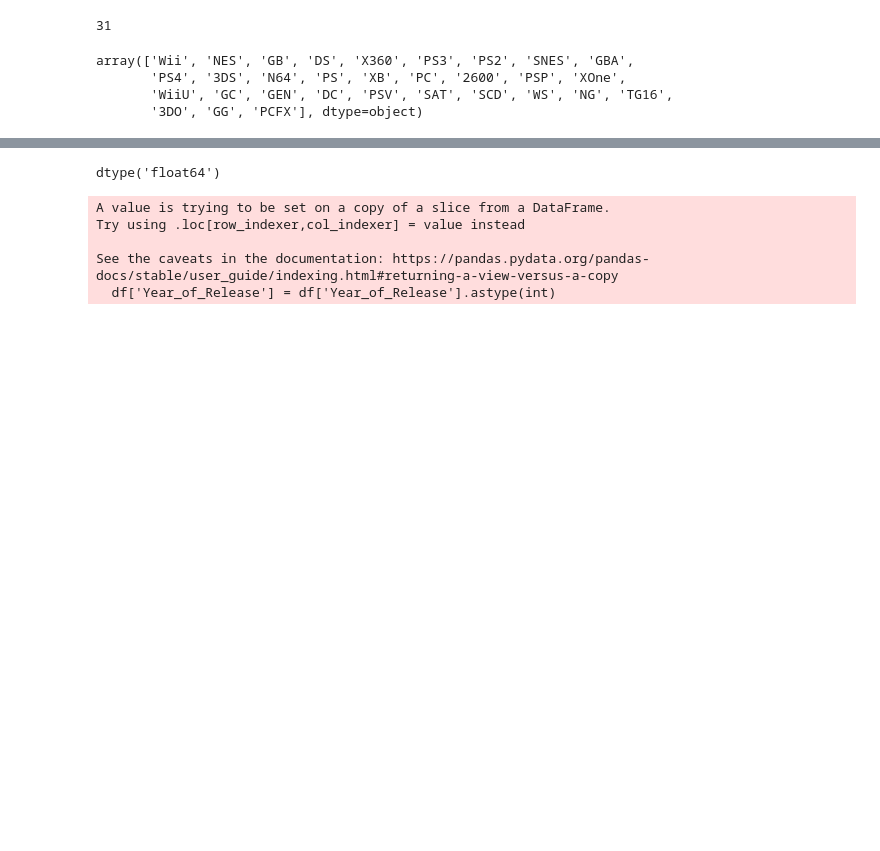
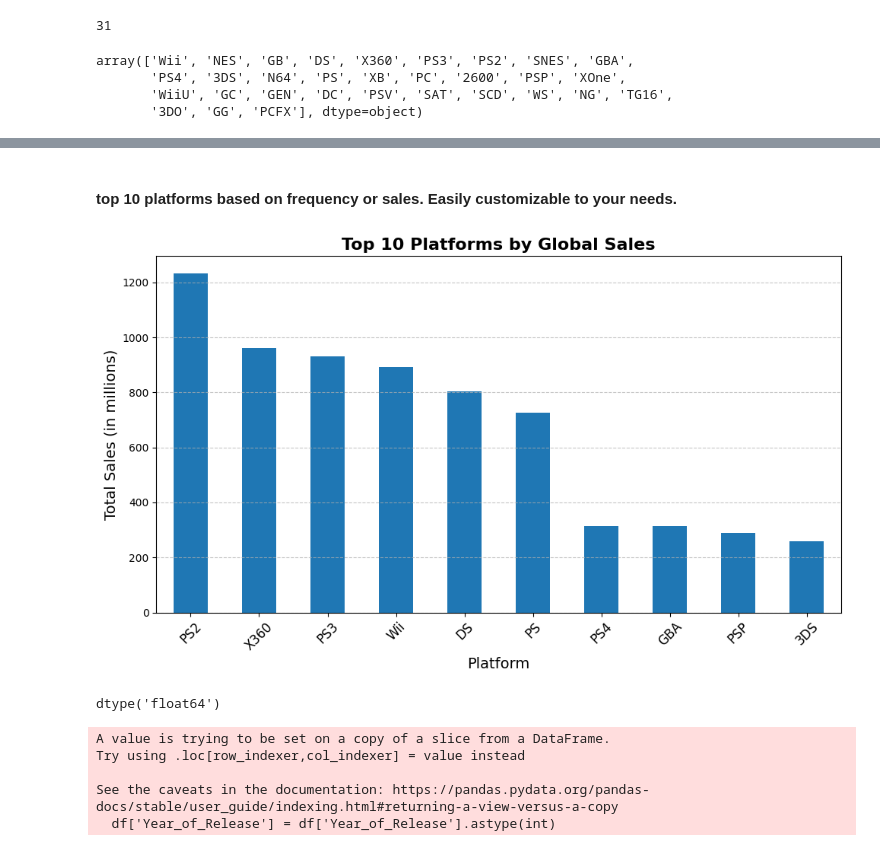
Before and after one commit to Nour-Zayed/Data-Analysis, a Jupyter notebook: Video Games/main1.ipynb, the cells around one changed output, grey strips where cells are left out. Drawn from its saved outputs; the diff is of its cells as text; code cells hidden in the pictures; blank space fills up the shorter version.

```diff
--- a/Video Games/main1.ipynb
+++ b/Video Games/main1.ipynb
@@ -76,3 +76,22 @@ df.Platform.value_counts().plot(kind='bar')
+# %% [markdown]
+#### top 10 platforms based on frequency or sales. Easily customizable to your needs.
+# %%
+platform_sales = df.groupby('Platform')['Global_Sales'].sum()
+
+top_10_platform_sales = platform_sales.sort_values(ascending=False).head(10)
+
+top_10_platform_sales.plot(kind='bar', figsize=(10, 6))
+
+# تحسين الشكل
+plt.title('Top 10 Platforms by Global Sales', fontsize=16, fontweight='bold')
+plt.xlabel('Platform', fontsize=14)
+plt.ylabel('Total Sales (in millions)', fontsize=14)
+plt.xticks(rotation=45, fontsize=12)
+plt.grid(axis='y', linestyle='--', alpha=0.7)
+plt.tight_layout()
+plt.show()
+# %% [output]
+[figure, added]
 # %%
 df["Year_of_Release"].dtype
 # %% [output]
```
Also changed, not shown: parts of 5 cells of this notebook.
